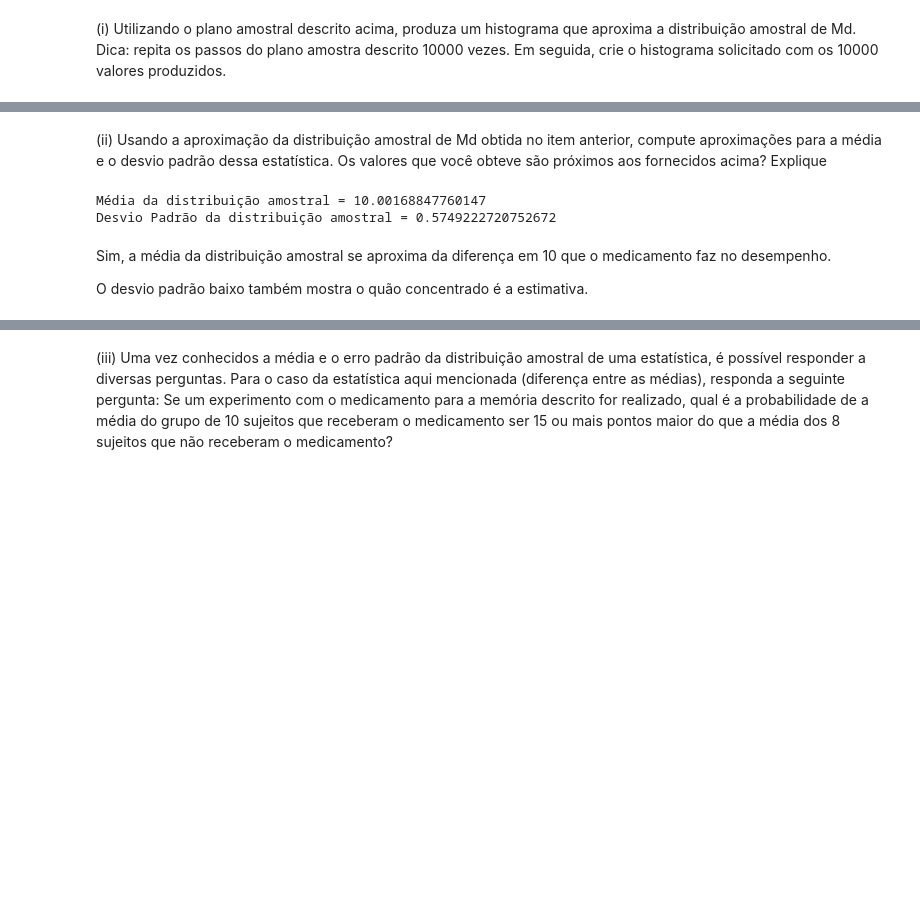
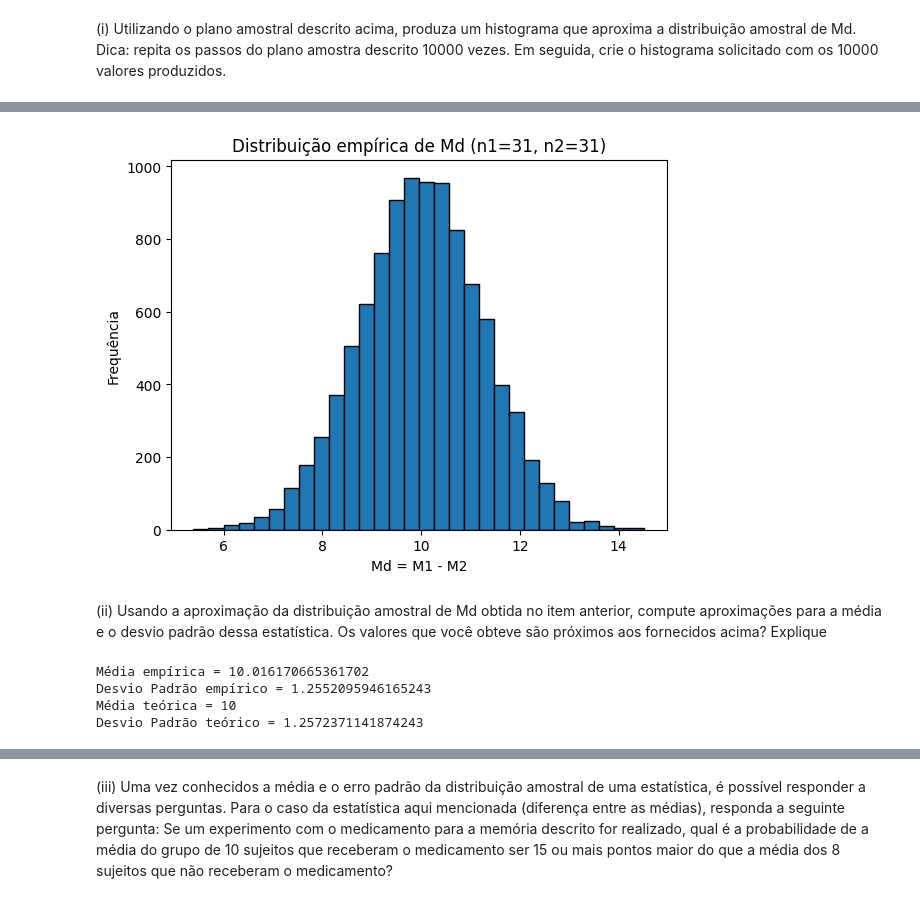
Before and after one commit to stepsbtw/Statistical-Inference, a Jupyter notebook: GCC1625_T1_CAIO_PASSOS_TORKST_FERREIRA.ipynb, the cells around one changed output, grey strips where cells are left out. Saved outputs shown, nothing was run; the diff lists cells and outputs as text; code cells hidden in the pictures; blank space fills up the shorter version.

```diff
--- a/GCC1625_T1_CAIO_PASSOS_TORKST_FERREIRA.ipynb
+++ b/GCC1625_T1_CAIO_PASSOS_TORKST_FERREIRA.ipynb
@@ -364,18 +337,50 @@ solicitado com os 10000 valores produzidos.
+# %%
+import numpy as np
+# ENCONTRAR A DISTRIBUICAO AMOSTRAL DA DIFERENCA DAS MEDIAS.
+
+rng = np.random.default_rng()
+
+mu_1, var_1 = 50, 25
+
+mu_2, var_2 = 40, 24
+
+n1 = n2 = 31
+N_samples = 10000
+
+Md_estimates = []
+for _ in range(N_samples):
+  sample_1 = rng.normal(mu_1, np.sqrt(var_1), size=n1)
+  sample_2 = rng.normal(mu_2, np.sqrt(var_2), size=n2)
+  M1 = sample_1.mean()
+  M2 = sample_2.mean()
+  Md_estimates.append(M1-M2)
+
+plt.hist(Md_estimates, edgecolor="black", bins=30)
+plt.title(f"Distribuição empírica de Md (n1={n1}, n2={n2})")
+plt.xlabel("Md = M1 - M2")
+plt.ylabel("Frequência")
+plt.show()
+# %% [output]
+[figure, added]
 # %% [markdown]
 (ii) Usando a aproximação da distribuição amostral de Md obtida no item
 anterior, compute aproximações para a média e o desvio padrão dessa
 estatística. Os valores que você obteve são próximos aos fornecidos
 acima? Explique
-# %%
-Md_mean = samples.mean()
-Md_std = samples.std()
-
-print(f"Média da distribuição amostral = {Md_mean}")
-print(f"Desvio Padrão da distribuição amostral = {Md_std}")
-# %% [output]
-Média da distribuição amostral = 10.00168847760147
-Desvio Padrão da distribuição amostral = 0.5749222720752672
-# %% [markdown]
-Sim, a média da distribuição amostral se aproxima da diferença em 10 que o medicamento faz no desempenho.
-
-O desvio padrão baixo também mostra o quão concentrado é a estimativa.
+# %%
+mu_Md = np.mean(Md_estimates)
+std_Md = np.std(Md_estimates)
+
+mu_Md_real = mu_1 - mu_2
+std_Md_real = np.sqrt(var_1/n1 + var_2/n2)
+
+print(f"Média empírica = {mu_Md}")
+print(f"Desvio Padrão empírico = {std_Md}")
+
+print(f"Média teórica = {mu_Md_real}")
+print(f"Desvio Padrão teórico = {std_Md_real}")
+# %% [output]
+Média empírica = 10.016170665361702
+Desvio Padrão empírico = 1.2552095946165243
+Média teórica = 10
+Desvio Padrão teórico = 1.2572371141874243
```
Also changed, not shown: parts of 13 cells of this notebook.
